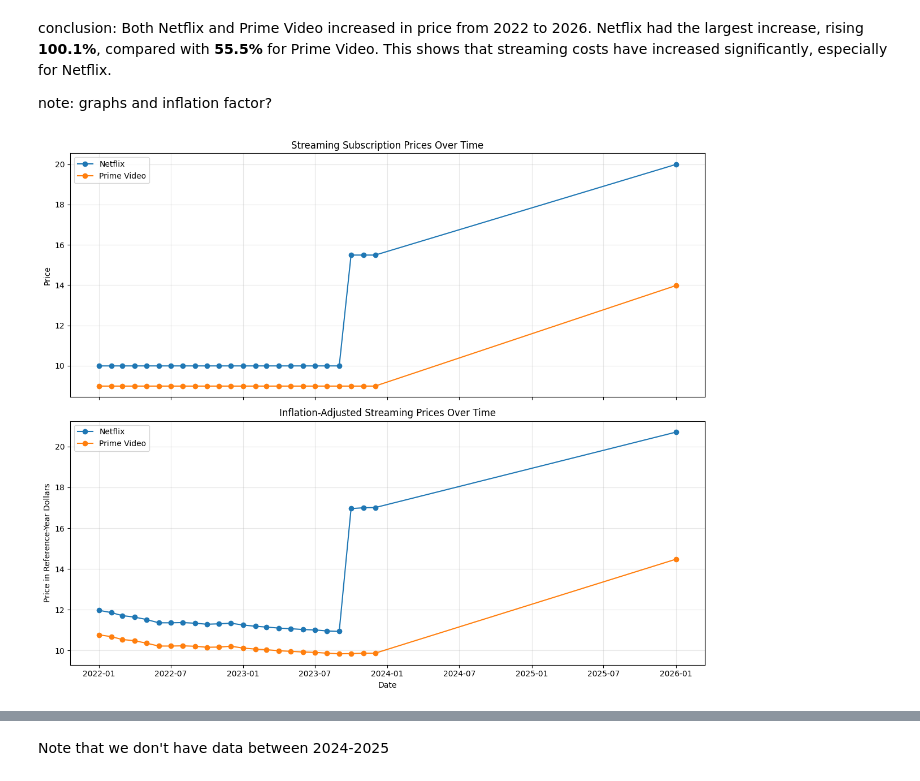
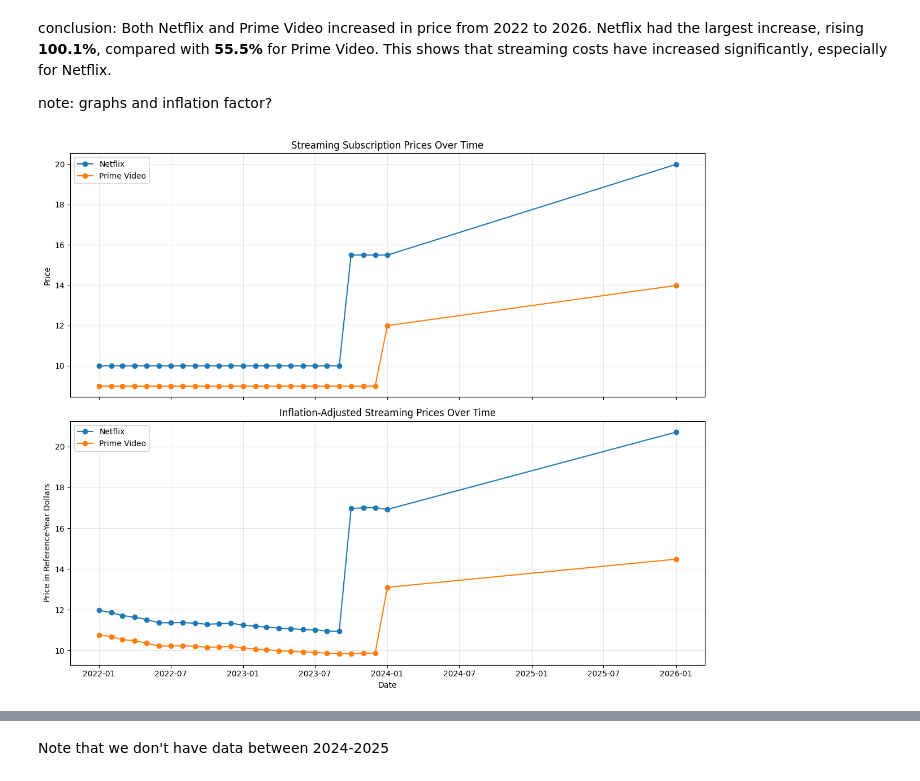
Before and after one commit to DianaAleks/streaming-services-enshittification-study, a Jupyter notebook: notebooks/StreamingPrices_analysis.ipynb.ipynb, the cells around one changed output, grey strips where cells are left out. Cells and saved outputs as stored; diff of their text form; code cells hidden in the pictures.

Commit message:
content vs price

```diff
--- a/notebooks/StreamingPrices_analysis.ipynb.ipynb
+++ b/notebooks/StreamingPrices_analysis.ipynb.ipynb
@@ -128,6 +128,17 @@ for _, row in new_data.iterrows():
         row["inflation_adjusted_price"]
     )
 
+# Also update streaming_services so we can plot the whole graph in the end
+for _, row in new_data.iterrows():
+    mask = (
+        (streaming_services["service"] == row["service"]) &
+        (streaming_services["date"] == row["date"])
+    )
+
+    streaming_services.loc[mask, "inflation_adjusted_price"] = (
+        row["inflation_adjusted_price"]
+    )
+
 # Check the 2026 values
 display(
     analysis_data.loc[
@@ -352,9 +367,12 @@ note: graphs and inflation factor?
 # %%
 import matplotlib.pyplot as plt
 
-analysis_data["date"] = pd.to_datetime(analysis_data["date"])
+streaming_services["date"] = pd.to_datetime(streaming_services["date"])
 
-plot_data = analysis_data.sort_values("date")
+plot_data = streaming_services[
+    (streaming_services["service"].isin(["Netflix", "Prime Video"])) &
+    (streaming_services["date"].dt.year.between(2022, 2026))
+].sort_values("date")
 
 fig, axes = plt.subplots(2, 1, figsize=(12, 10), sharex=True)
 
@@ -362,31 +380,31 @@ for service, data in plot_data.groupby("service"):
     axes[0].plot(
         data["date"],
         data["price"],
         marker="o",
         label=service
     )
 
 axes[0].set_title("Streaming Subscription Prices Over Time")
 axes[0].set_ylabel("Price")
 axes[0].legend()
 axes[0].grid(True, alpha=0.3)
 
 # Plot 2: Inflation-adjusted prices
 for service, data in plot_data.groupby("service"):
     axes[1].plot(
         data["date"],
         data["inflation_adjusted_price"],
         marker="o",
         label=service
     )
 
 axes[1].set_title("Inflation-Adjusted Streaming Prices Over Time")
 axes[1].set_xlabel("Date")
 axes[1].set_ylabel("Price in Reference-Year Dollars")
 axes[1].legend()
 axes[1].grid(True, alpha=0.3)
 
 plt.tight_layout()
 plt.show()
 # %% [output]
-[figure, old version]
+[figure, new version]
```
Also changed, not shown: parts of 3 cells of this notebook, 2 other files.
